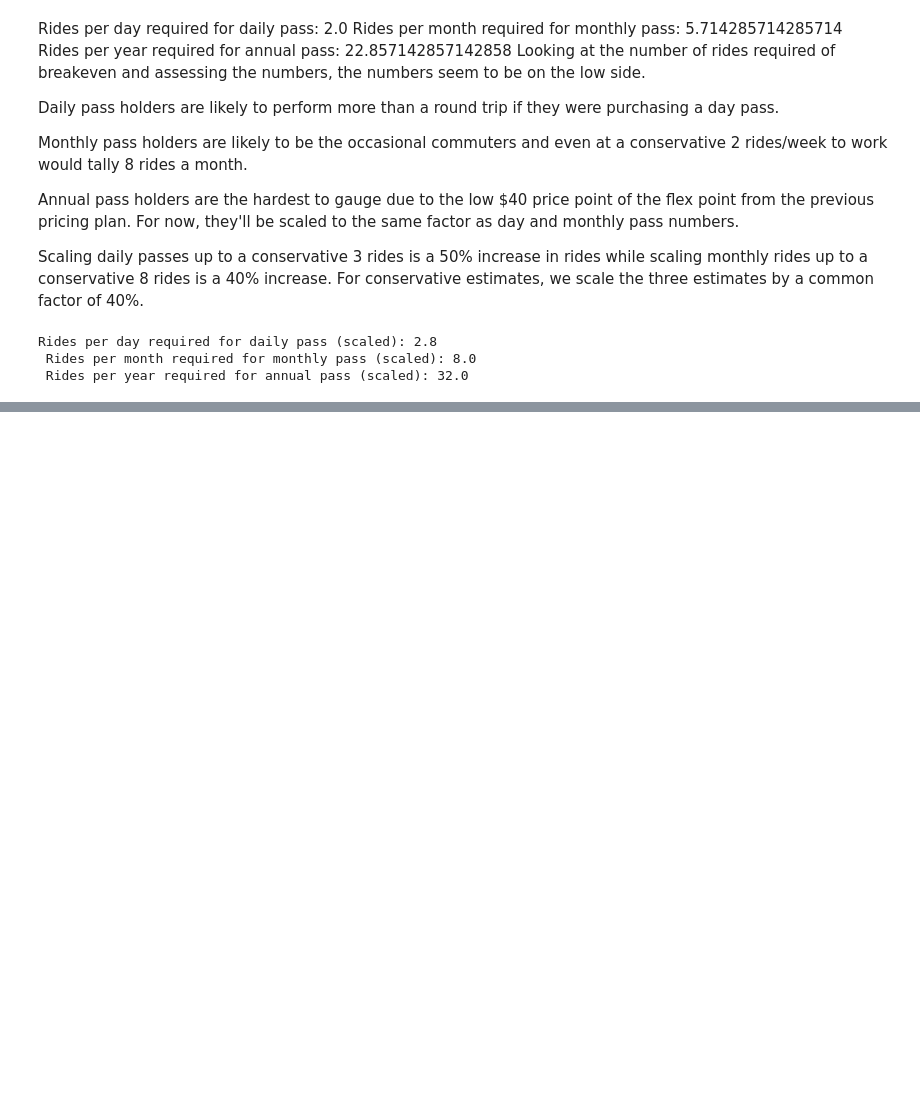
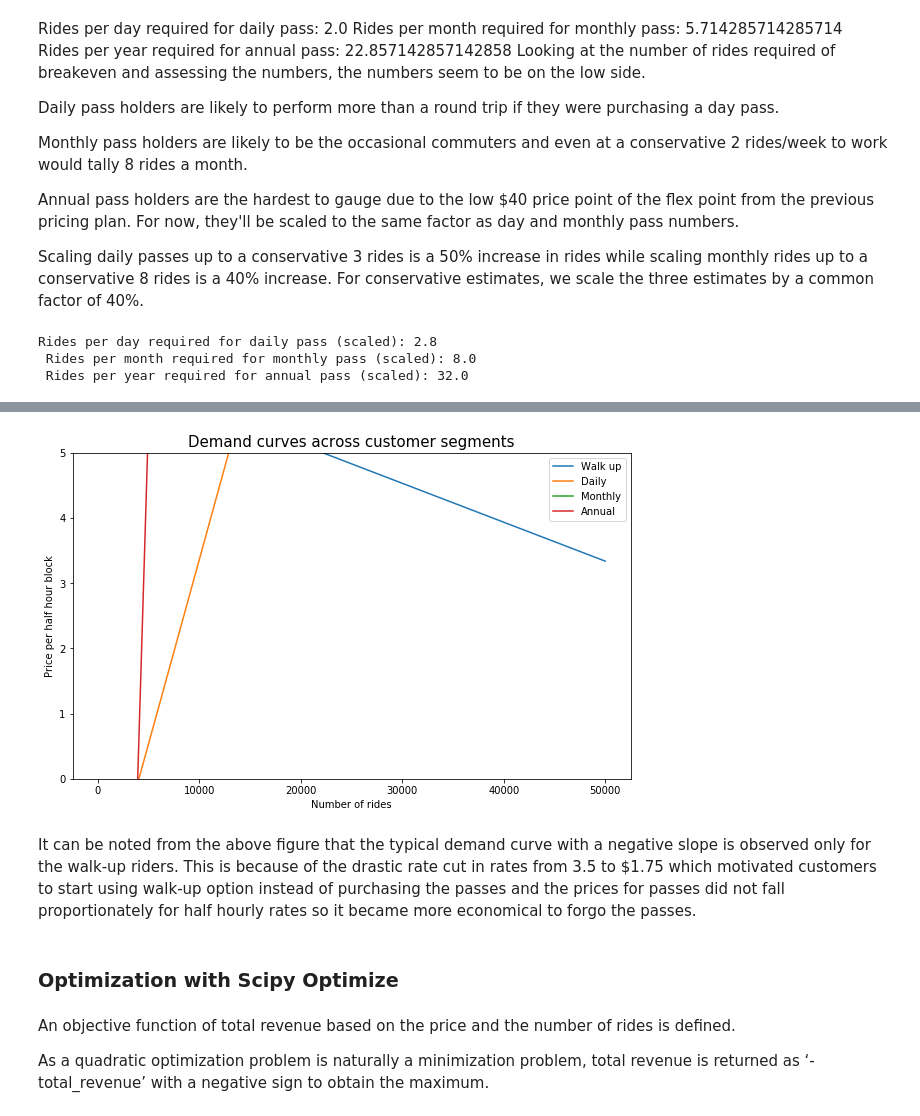
Before and after one commit to biharicoder/LABike_DataScienceCompetition, a Jupyter notebook: pricing_optimization.ipynb, the cells around one changed output, grey strips where cells are left out. Cells and saved outputs as stored; diff of their text form; code cells hidden in the pictures; blank space fills up the shorter version.

```diff
--- a/pricing_optimization.ipynb
+++ b/pricing_optimization.ipynb
@@ -273,0 +386,12 @@ VARIABLES
+# %%
+#Creating 30 mins time block that walk-up users have to pay for
+old_data['time_block_count'] = old_data['duration'].apply(lambda duration: math.ceil(duration/30))
+
+#Creating another feature for 30 minute blocks for passholders that excludes first 30 mintues
+old_data['time_block_count_post_free'] = old_data['duration'].apply(lambda duration: math.ceil(duration/30))-1
+
+#Creating 30 mins time block that walk-up users have to pay for
+new_data['time_block_count'] = new_data['duration'].apply(lambda duration: math.ceil(duration/30))
+
+#Creating another feature for 30 minute blocks for passholders that excludes first 30 mintues
+new_data['time_block_count_post_free'] = new_data['duration'].apply(lambda duration: math.ceil(duration/30))-1
@@ -273,0 +485,30 @@ VARIABLES
+# %%
+def walk_up_demand(x):
+    return slope_walk_up * x + intercept_walk_up
+
+def daily_demand(x):
+    return slope_daily * x + intercept_daily
+
+def monthly_demand(x):
+    return slope_monthly * x + intercept_monthly
+
+def annual_demand(x):
+    return slope_annual * x + intercept_annual
+
+q = np.linspace(0,50000)
+fig, axes = plt.subplots(figsize=(10,6))
+plt.plot(q, walk_up_demand(q), label = 'Walk up')
+plt.plot(q, daily_demand(q), label = 'Daily')
+plt.plot(q, monthly_demand(q), label = 'Monthly')
+plt.plot(q, annual_demand(q), label = 'Annual')
+plt.title('Demand curves across customer segments', size=15)
+plt.xlabel('Number of rides')
+plt.ylabel('Price per half hour block')
+plt.ylim(0,5)
+plt.legend();
+# %% [output]
+[figure, added]
+# %% [markdown]
+It can be noted from the above figure that the typical demand curve with a negative slope is observed only for the walk-up riders. This is because of the drastic rate cut in rates from 3.5 to $1.75 which motivated customers to start using walk-up option instead of purchasing the passes and the prices for passes did not fall proportionately for half hourly rates so it became more economical to forgo the passes.
+# %% [markdown]
+### Optimization with Scipy Optimize
@@ -273,0 +531,4 @@ VARIABLES
+# %% [markdown]
+An objective function of total revenue based on the price and the number of rides is defined.
+
+As a quadratic optimization problem is naturally a minimization problem, total revenue is returned as  ‘-total_revenue’ with a negative sign to obtain the maximum.
```
Also changed, not shown: parts of 40 cells of this notebook.
